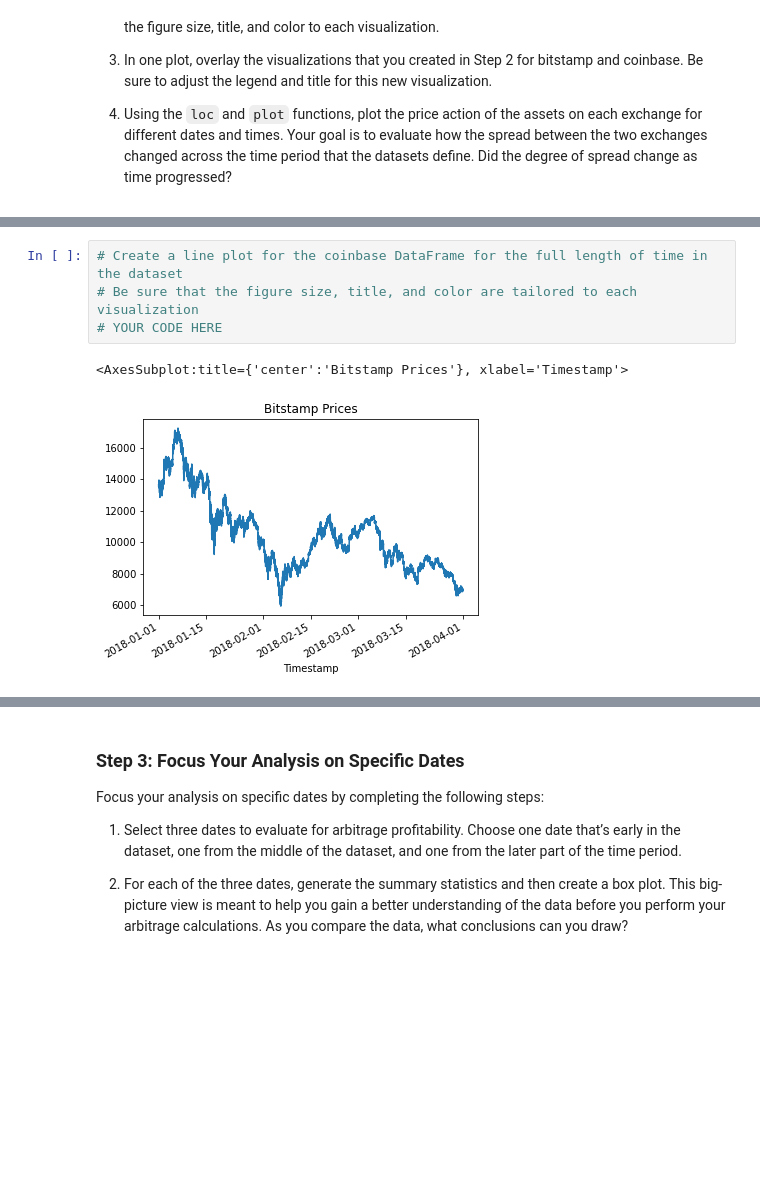
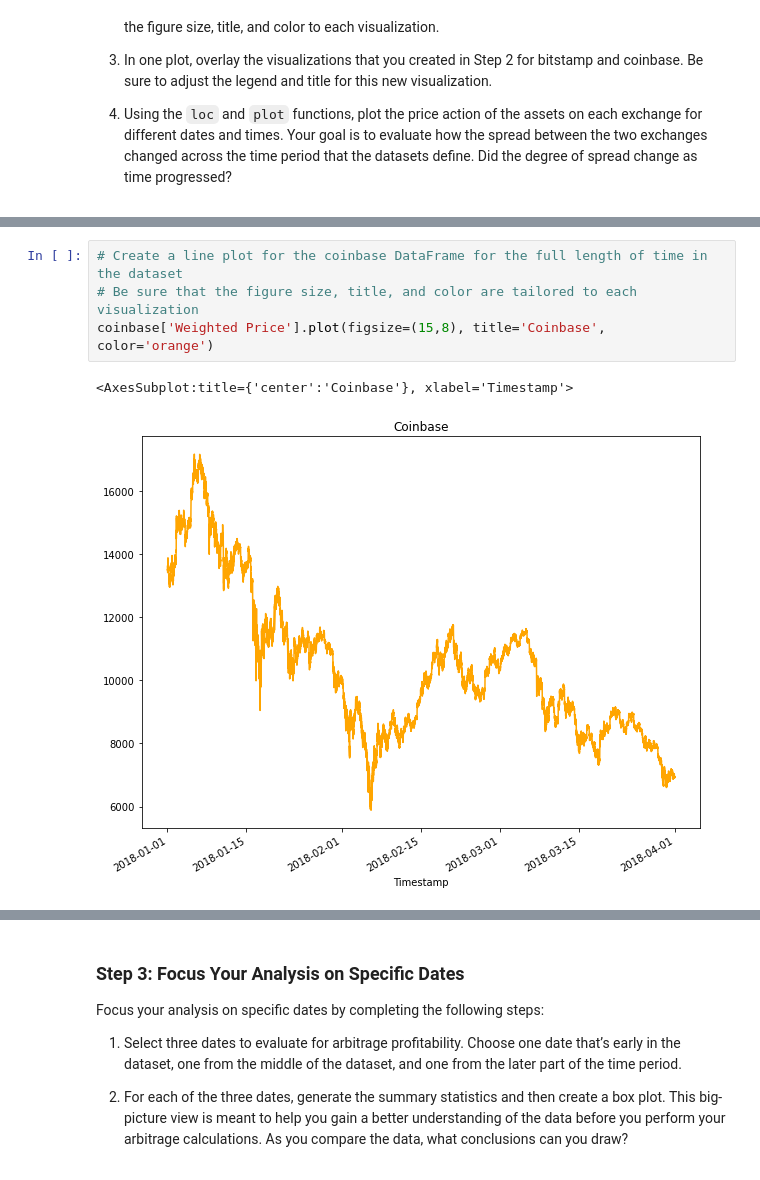
Before and after one commit to ItsFa-tih/Weekk3-Challange, a Jupyter notebook: crypto_arbitrage.ipynb, the cells around one changed output, grey strips where cells are left out. Saved outputs shown, nothing was run; the diff lists cells and outputs as text; blank space fills up the shorter version.

```diff
--- a/crypto_arbitrage.ipynb
+++ b/crypto_arbitrage.ipynb
@@ -326,10 +325,10 @@ Sort through the time series data associated with the bitstamp and coinbase Data
 # %%
 # Create a line plot for the coinbase DataFrame for the full length of time in the dataset
 # Be sure that the figure size, title, and color are tailored to each visualization
-# YOUR CODE HERE
+coinbase['Weighted Price'].plot(figsize=(15,8), title='Coinbase', color='orange')
 # %% [output]
-<AxesSubplot:title={'center':'Bitstamp Prices'}, xlabel='Timestamp'>
+<AxesSubplot:title={'center':'Coinbase'}, xlabel='Timestamp'>
-[figure, old version]
+[figure, new version]
 # %%
 # Overlay the visualizations for the bitstamp and coinbase DataFrames in one plot
 # The plot should visualize the prices over the full lenth of the dataset
```
Also changed, not shown: parts of 28 cells of this notebook.
